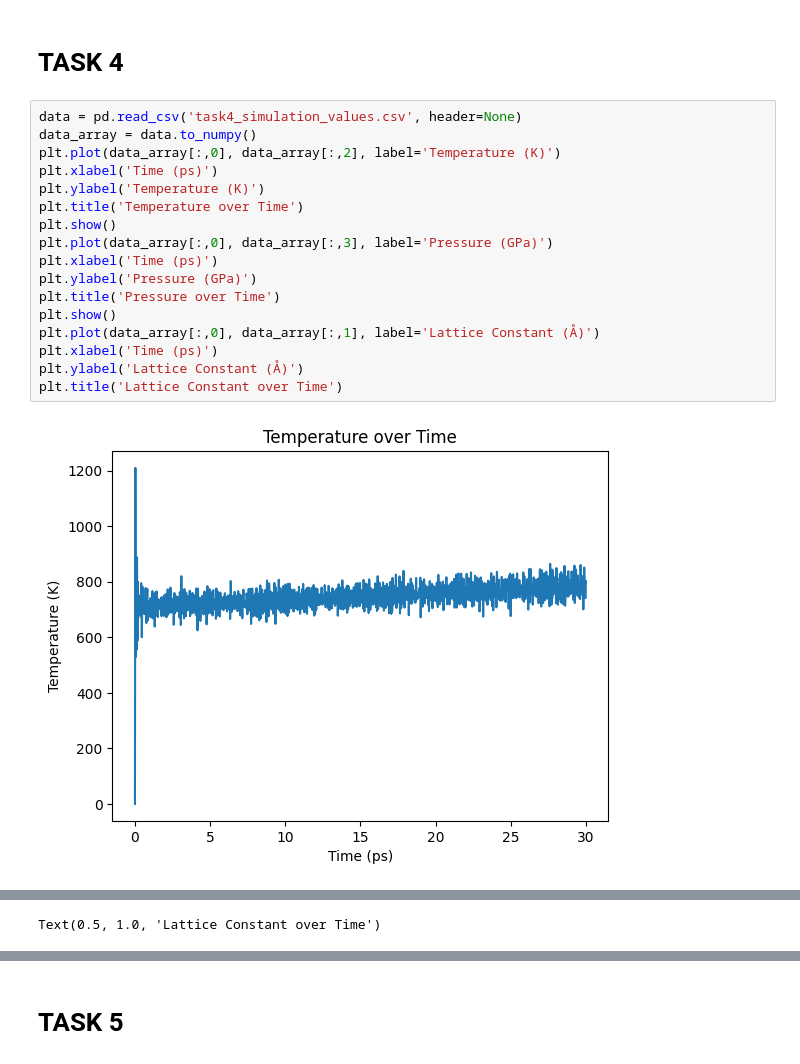
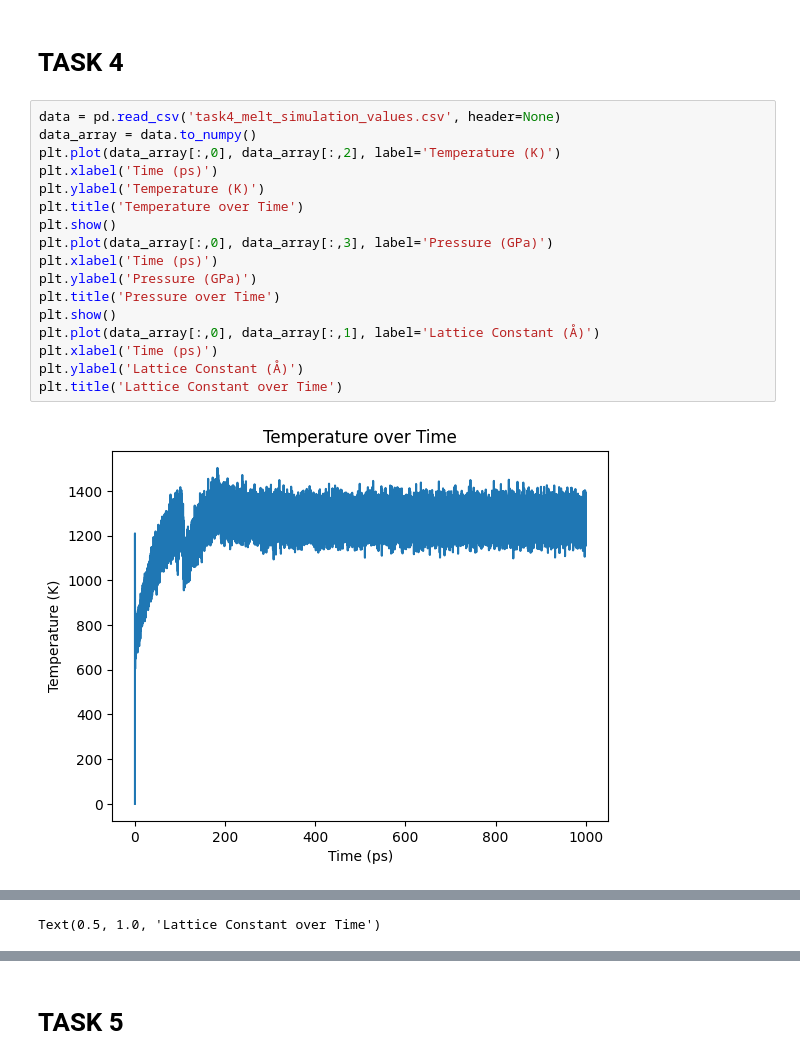
Before and after one commit to RichardBlucher/fka122-Exercises, a Jupyter notebook: fka122-Exercises1/Home-assignment/H1/visual.ipynb, the cells around one changed output, grey strips where cells are left out. Saved outputs shown, nothing was run; the diff lists cells and outputs as text.

```diff
--- a/fka122-Exercises1/Home-assignment/H1/visual.ipynb
+++ b/fka122-Exercises1/Home-assignment/H1/visual.ipynb
@@ -201,21 +200,21 @@ Text(0.5, 1.0, 'Position over Time')
 # %% [markdown]
 # TASK 4
 # %%
-data = pd.read_csv('task4_simulation_values.csv', header=None)
+data = pd.read_csv('task4_melt_simulation_values.csv', header=None)
 data_array = data.to_numpy()
 plt.plot(data_array[:,0], data_array[:,2], label='Temperature (K)')
 plt.xlabel('Time (ps)')
 plt.ylabel('Temperature (K)')
 plt.title('Temperature over Time')
 plt.show()
 plt.plot(data_array[:,0], data_array[:,3], label='Pressure (GPa)')
 plt.xlabel('Time (ps)')
 plt.ylabel('Pressure (GPa)')
 plt.title('Pressure over Time')
 plt.show()
 plt.plot(data_array[:,0], data_array[:,1], label='Lattice Constant (Å)')
 plt.xlabel('Time (ps)')
 plt.ylabel('Lattice Constant (Å)')
 plt.title('Lattice Constant over Time')
 # %% [output]
-[figure, old version]
+[figure, new version]
```
Also changed, not shown: parts of 3 cells of this notebook, 4 other files.
